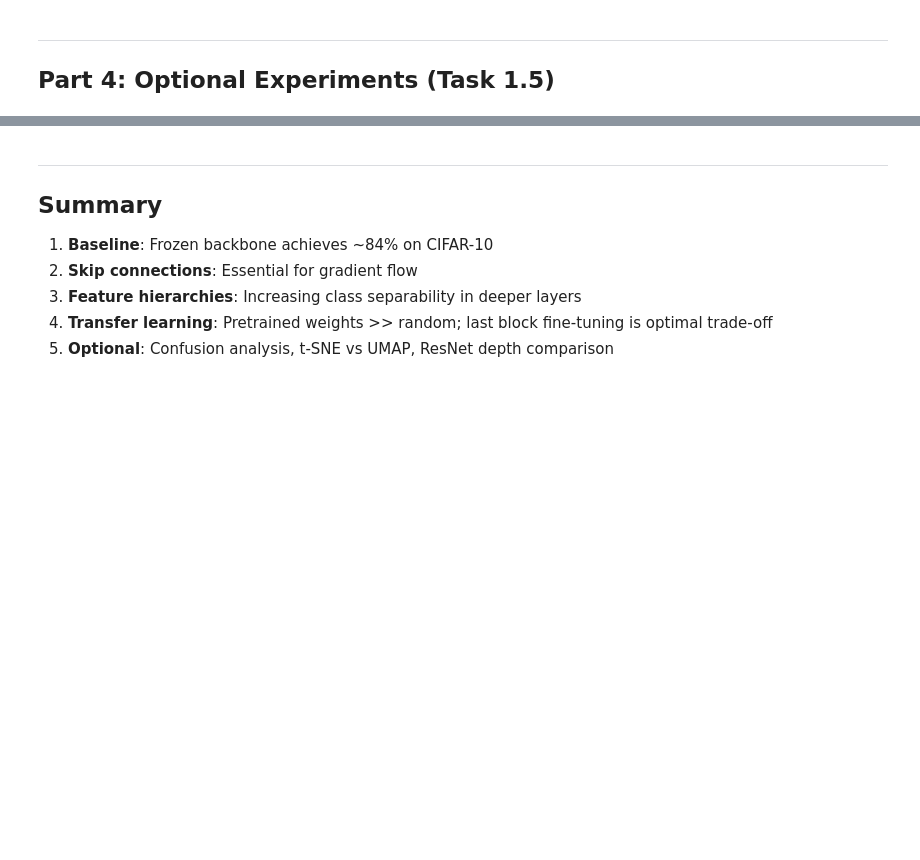
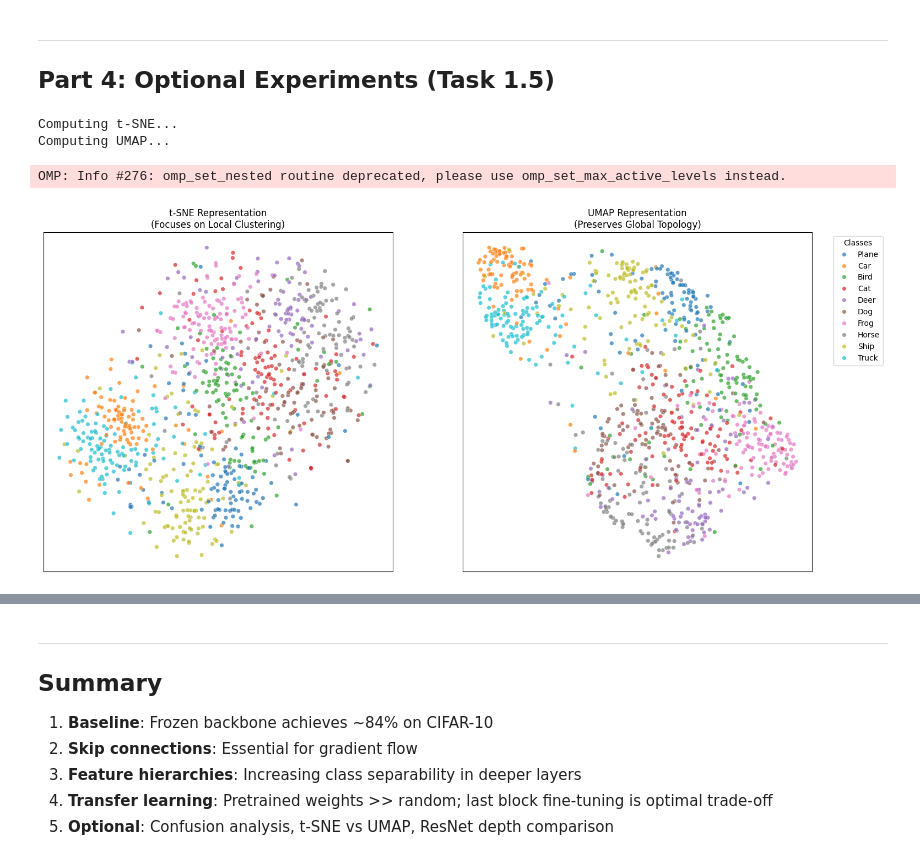
Before and after one commit to hafeez381/AI623---Assignment-0, a Jupyter notebook: task1_resnet/visualization.ipynb, the cells around one changed output, grey strips where cells are left out. Drawn from its saved outputs; the diff is of its cells as text; code cells hidden in the pictures; blank space fills up the shorter version.

```diff
--- a/task1_resnet/visualization.ipynb
+++ b/task1_resnet/visualization.ipynb
@@ -369,23 +239,46 @@ if transfer_results:
 # %%
 # t-SNE vs UMAP comparison
 try:
     import umap
 
-    fig, axes = plt.subplots(1, 2, figsize=(12, 5))
+    fig, axes = plt.subplots(1, 2, figsize=(18, 8))
+    palette = sns.color_palette("tab10", 10)
 
     print("Computing t-SNE...")
-    tsne_emb = TSNE(n_components=2, perplexity=30, random_state=42).fit_transform(all_features['layer4'])
+    tsne = TSNE(n_components=2, perplexity=30, init='pca', learning_rate='auto', random_state=42)
+    tsne_emb = tsne.fit_transform(all_features['layer4'])
+
+    sns.scatterplot(
+        x=tsne_emb[:, 0], y=tsne_emb[:, 1],
+        hue=all_labels, palette=palette,
+        legend=False, ax=axes[0], s=30, alpha=0.7
+    )
+    axes[0].set_title('t-SNE Representation\n(Focuses on Local Clustering)')
+    axes[0].set_xticks([])
+    axes[0].set_yticks([])
 
     print("Computing UMAP...")
     umap_emb = umap.UMAP(n_components=2, random_state=42).fit_transform(all_features['layer4'])
 
-    axes[0].scatter(tsne_emb[:, 0], tsne_emb[:, 1], c=all_labels, cmap='tab10', alpha=0.6, s=10)
-    axes[0].set_title('layer4 - t-SNE')
+    sns.scatterplot(
+        x=umap_emb[:, 0], y=umap_emb[:, 1],
+        hue=all_labels, palette=palette,
+        legend='full', ax=axes[1], s=30, alpha=0.7
+    )
+    axes[1].set_title('UMAP Representation\n(Preserves Global Topology)')
+    axes[1].set_xticks([])
+    axes[1].set_yticks([])
 
-    axes[1].scatter(umap_emb[:, 0], umap_emb[:, 1], c=all_labels, cmap='tab10', alpha=0.6, s=10)
-    axes[1].set_title('layer4 - UMAP')
+    if axes[1].get_legend():
+        handles, _ = axes[1].get_legend_handles_labels()
+        axes[1].legend(handles, classes, title="Classes", bbox_to_anchor=(1.05, 1), loc='upper left')
 
-    plt.tight_layout()
     plt.show()
+
 except ImportError:
     print("UMAP not installed. Run: pip install umap-learn")
+# %% [output]
+Computing t-SNE...
+Computing UMAP...
+OMP: Info #276: omp_set_nested routine deprecated, please use omp_set_max_active_levels instead.
+[figure, added]
```
Also changed, not shown: parts of 14 cells of this notebook.
